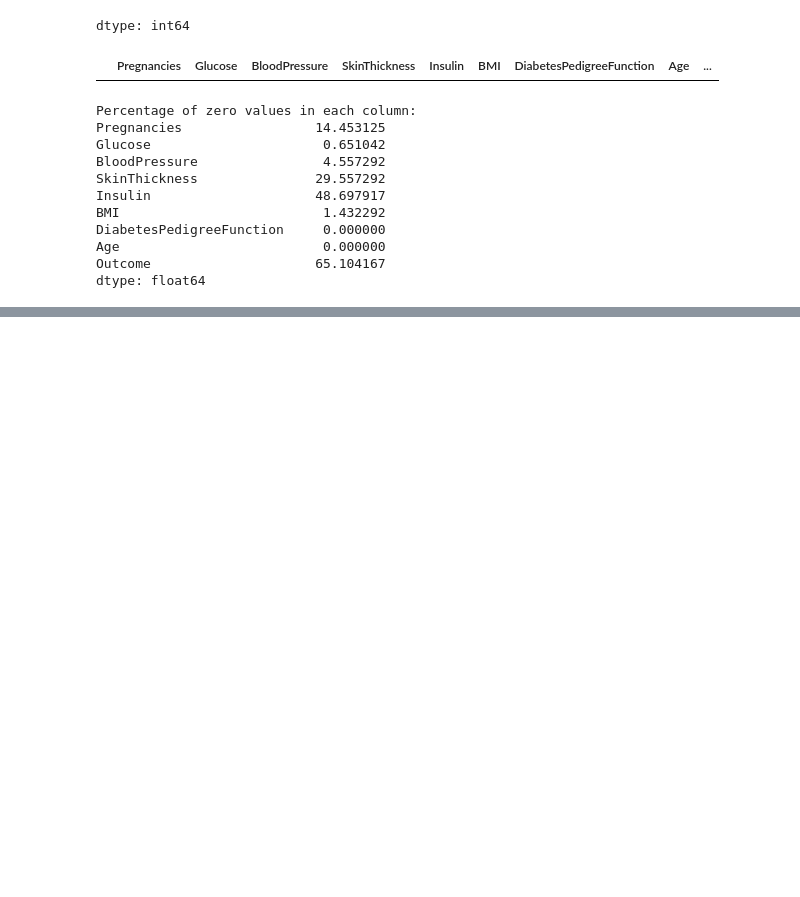
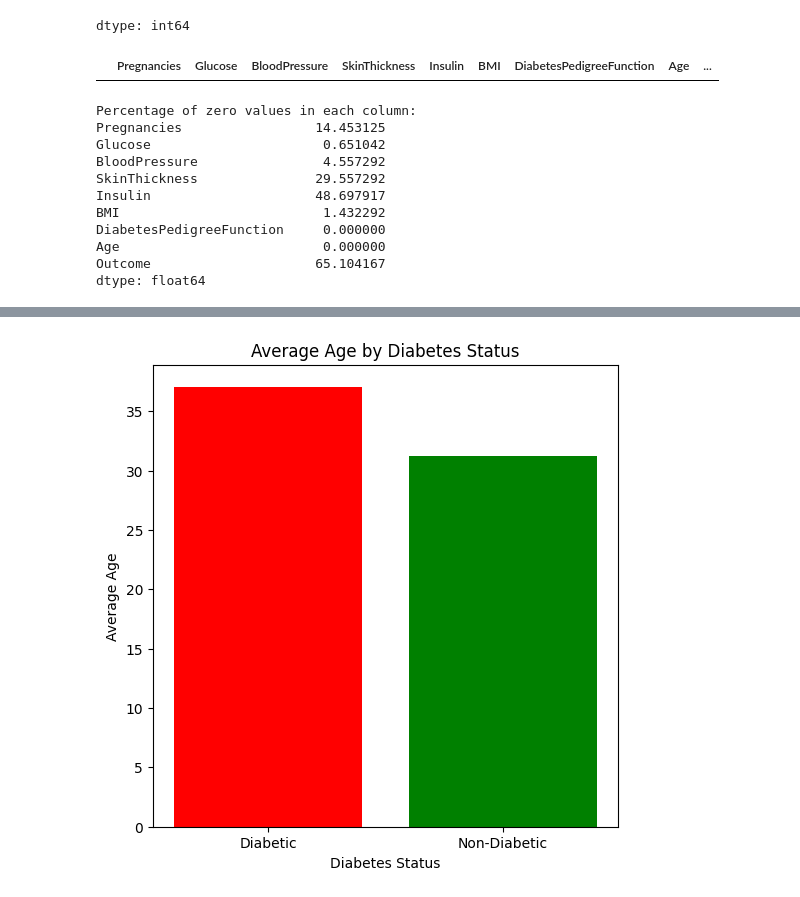
Before and after one commit to saumya-699/Data-Analytics-Process-and-Interpretation, a Jupyter notebook: Data_Analytics_Process_and_Interpretation.ipynb, the cells around one changed output, grey strips where cells are left out. Saved outputs shown, nothing was run; the diff lists cells and outputs as text; code cells hidden in the pictures; blank space fills up the shorter version.

```diff
--- a/Data_Analytics_Process_and_Interpretation.ipynb
+++ b/Data_Analytics_Process_and_Interpretation.ipynb
@@ -134,0 +148,16 @@ data[cols_knn] = knn_imputer.fit_transform(data[cols_knn])
+# %%
+# This chart represent the differance in the mean age between Diabetic and non-Diabetic patients
+diabetic_patients = df[df['Outcome']==1]
+nondiabetic_patients = df[df['Outcome']==0]
+
+avg_DP = diabetic_patients['Age'].mean()
+avg_nonDP = nondiabetic_patients['Age'].mean()
+
+plt.figure(figsize=(6, 6))
+plt.bar(["Diabetic", "Non-Diabetic"], [avg_DP, avg_nonDP], color=['red', 'green'])
+plt.xlabel("Diabetes Status")
+plt.ylabel("Average Age")
+plt.title("Average Age by Diabetes Status")
+plt.show()
+# %% [output]
+[figure, added]
```
Also changed, not shown: parts of 8 cells of this notebook.
